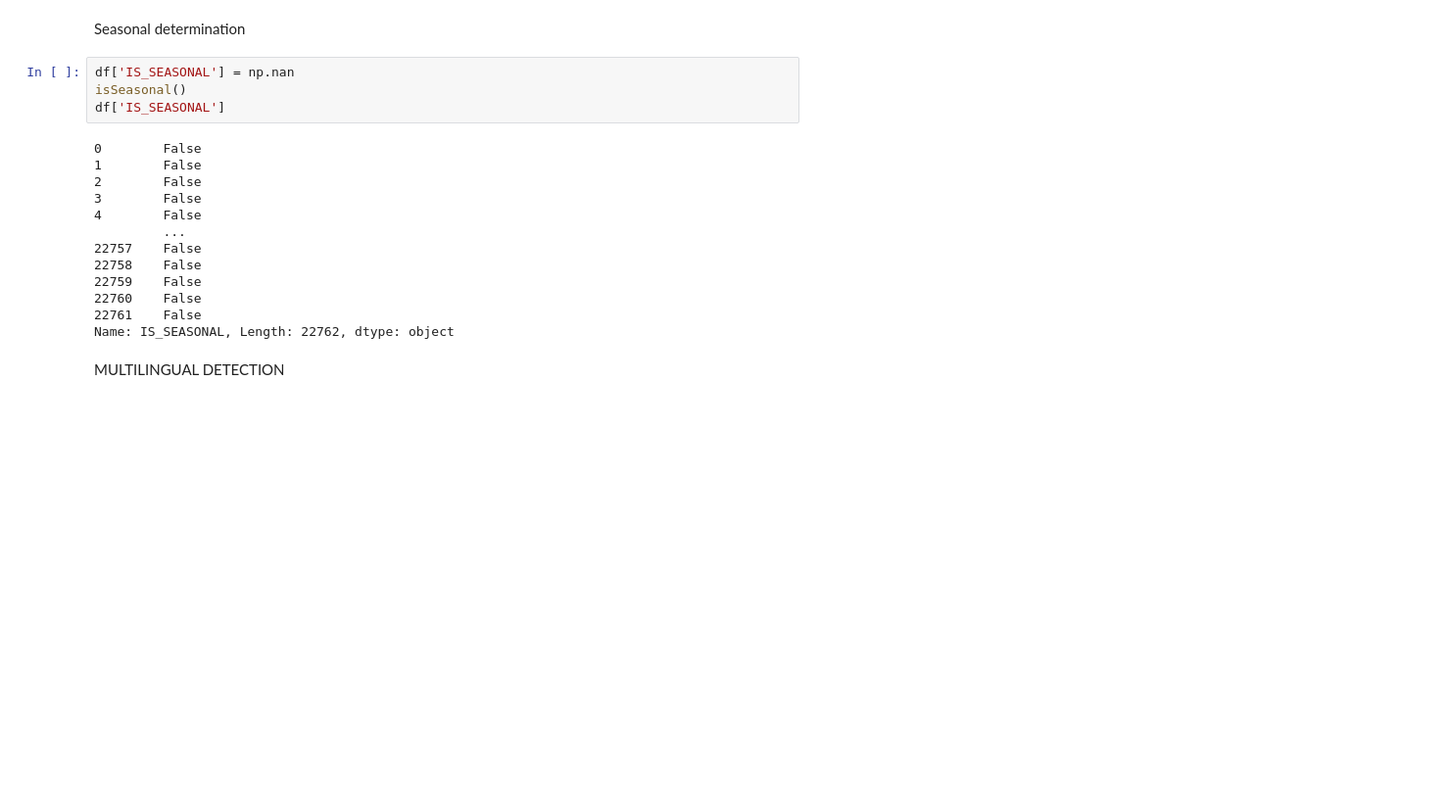
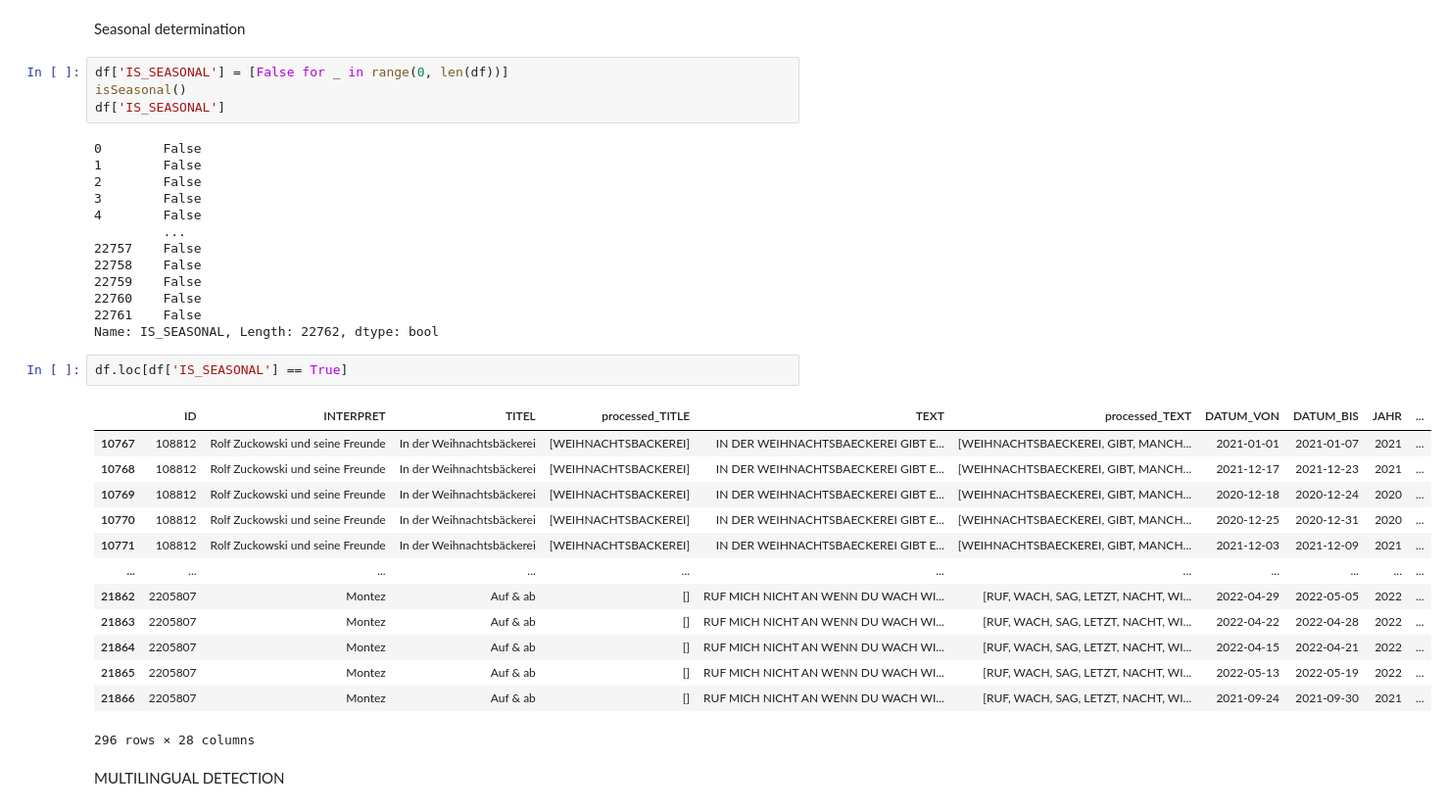
Before and after one commit to bgt0123/TA, a Jupyter notebook: Data Handling.ipynb, the cells around one changed output. Shown at 98% size. Saved outputs shown, nothing was run; the diff lists cells and outputs as text; blank space fills up the shorter version.

```diff
--- a/Data Handling.ipynb
+++ b/Data Handling.ipynb
@@ -286,7 +346,7 @@ print(df_TEXT.head())
 # %% [markdown]
 Seasonal determination
 # %%
-df['IS_SEASONAL'] = np.nan
+df['IS_SEASONAL'] = [False for _ in range(0, len(df))]
 isSeasonal()
 df['IS_SEASONAL']
 # %% [output]
@@ -301,7 +361,23 @@ df['IS_SEASONAL']
 22759    False
 22760    False
 22761    False
-Name: IS_SEASONAL, Length: 22762, dtype: object
+Name: IS_SEASONAL, Length: 22762, dtype: bool
+# %%
+df.loc[df['IS_SEASONAL'] == True]
+# %% [output]
+|  | ID | INTERPRET | TITEL | processed_TITLE | TEXT | processed_TEXT | DATUM_VON | DATUM_BIS | JAHR | ... |
+| 10767 | 108812 | Rolf Zuckowski und seine Freunde | In der Weihnachtsbäckerei | [WEIHNACHTSBACKEREI] | IN DER WEIHNACHTSBAECKEREI GIBT E... | [WEIHNACHTSBAECKEREI, GIBT, MANCH... | 2021-01-01 | 2021-01-07 | 2021 | ... |
+| 10768 | 108812 | Rolf Zuckowski und seine Freunde | In der Weihnachtsbäckerei | [WEIHNACHTSBACKEREI] | IN DER WEIHNACHTSBAECKEREI GIBT E... | [WEIHNACHTSBAECKEREI, GIBT, MANCH... | 2021-12-17 | 2021-12-23 | 2021 | ... |
+| 10769 | 108812 | Rolf Zuckowski und seine Freunde | In der Weihnachtsbäckerei | [WEIHNACHTSBACKEREI] | IN DER WEIHNACHTSBAECKEREI GIBT E... | [WEIHNACHTSBAECKEREI, GIBT, MANCH... | 2020-12-18 | 2020-12-24 | 2020 | ... |
+| 10770 | 108812 | Rolf Zuckowski und seine Freunde | In der Weihnachtsbäckerei | [WEIHNACHTSBACKEREI] | IN DER WEIHNACHTSBAECKEREI GIBT E... | [WEIHNACHTSBAECKEREI, GIBT, MANCH... | 2020-12-25 | 2020-12-31 | 2020 | ... |
+| 10771 | 108812 | Rolf Zuckowski und seine Freunde | In der Weihnachtsbäckerei | [WEIHNACHTSBACKEREI] | IN DER WEIHNACHTSBAECKEREI GIBT E... | [WEIHNACHTSBAECKEREI, GIBT, MANCH... | 2021-12-03 | 2021-12-09 | 2021 | ... |
+| ... | ... | ... | ... | ... | ... | ... | ... | ... | ... | ... |
+| 21862 | 2205807 | Montez | Auf & ab | [] | RUF MICH NICHT AN WENN DU WACH WI... | [RUF, WACH, SAG, LETZT, NACHT, WI... | 2022-04-29 | 2022-05-05 | 2022 | ... |
+| 21863 | 2205807 | Montez | Auf & ab | [] | RUF MICH NICHT AN WENN DU WACH WI... | [RUF, WACH, SAG, LETZT, NACHT, WI... | 2022-04-22 | 2022-04-28 | 2022 | ... |
+| 21864 | 2205807 | Montez | Auf & ab | [] | RUF MICH NICHT AN WENN DU WACH WI... | [RUF, WACH, SAG, LETZT, NACHT, WI... | 2022-04-15 | 2022-04-21 | 2022 | ... |
+| 21865 | 2205807 | Montez | Auf & ab | [] | RUF MICH NICHT AN WENN DU WACH WI... | [RUF, WACH, SAG, LETZT, NACHT, WI... | 2022-05-13 | 2022-05-19 | 2022 | ... |
+| 21866 | 2205807 | Montez | Auf & ab | [] | RUF MICH NICHT AN WENN DU WACH WI... | [RUF, WACH, SAG, LETZT, NACHT, WI... | 2021-09-24 | 2021-09-30 | 2021 | ... |
+296 rows × 28 columns
 # %% [markdown]
 MULTILINGUAL DETECTION
 # %%
```
Also changed, not shown: parts of 24 cells of this notebook, 6 other files.
